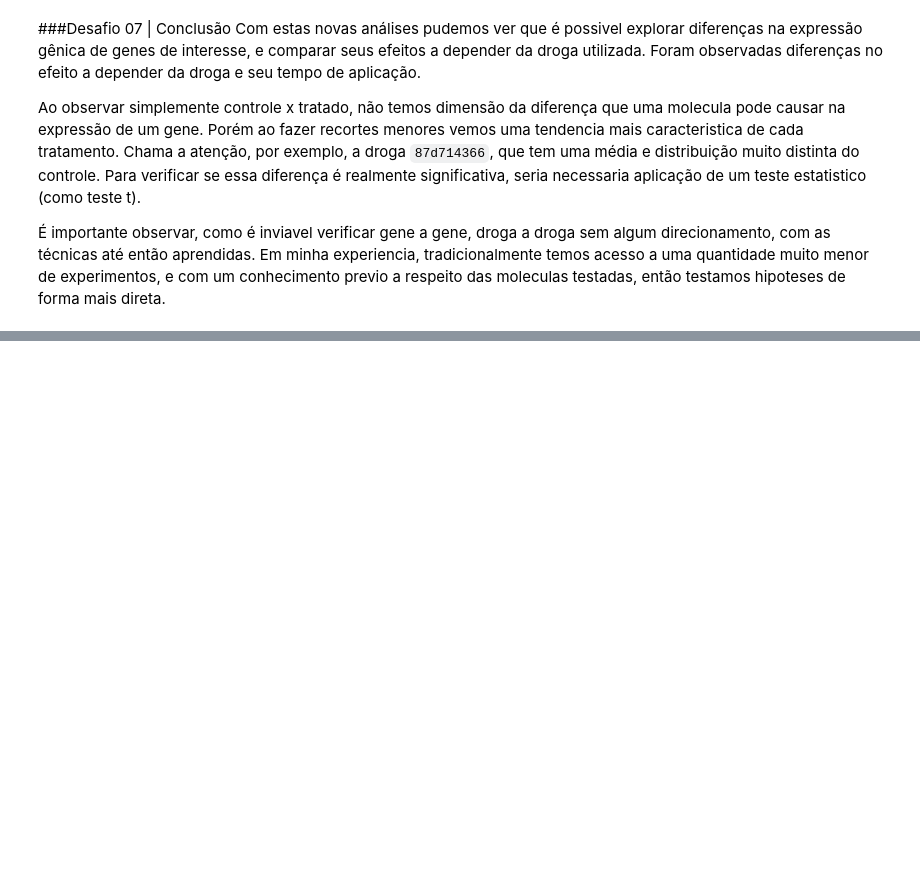
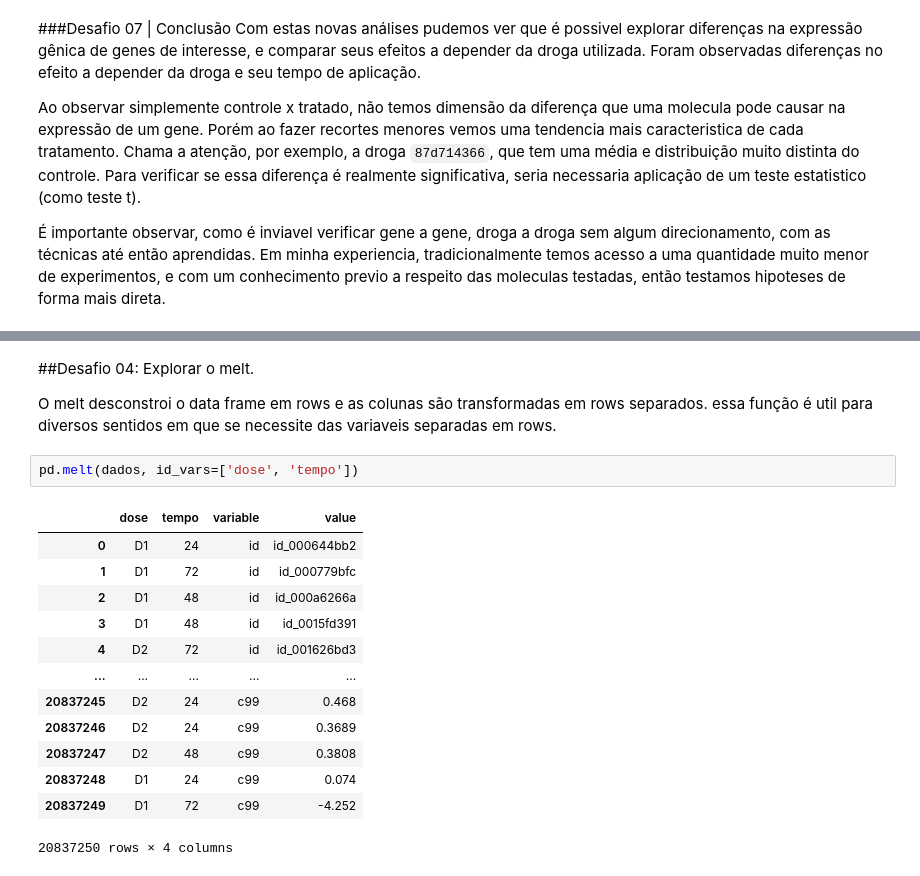
Before and after one commit to GoularteVinicius/ImersaoDadosAlura, a Jupyter notebook: Desafios_Imersão_Dados.ipynb, the cells around one changed output, grey strips where cells are left out. Drawn from its saved outputs; the diff is of its cells as text; blank space fills up the shorter version.

```diff
--- a/Desafios_Imersão_Dados.ipynb
+++ b/Desafios_Imersão_Dados.ipynb
@@ -330,0 +449,20 @@ Ao observar simplemente controle x tratado, não temos dimensão da diferença q
+# %% [markdown]
+##Desafio 04: Explorar o melt.
+
+O melt desconstroi o data frame em rows e as colunas são transformadas em rows separados. essa função é util para diversos sentidos em que se necessite das variaveis separadas em rows.
+# %%
+pd.melt(dados, id_vars=['dose', 'tempo'])
+# %% [output]
+|  | dose | tempo | variable | value |
+| 0 | D1 | 24 | id | id_000644bb2 |
+| 1 | D1 | 72 | id | id_000779bfc |
+| 2 | D1 | 48 | id | id_000a6266a |
+| 3 | D1 | 48 | id | id_0015fd391 |
+| 4 | D2 | 72 | id | id_001626bd3 |
+| ... | ... | ... | ... | ... |
+| 20837245 | D2 | 24 | c99 | 0.468 |
+| 20837246 | D2 | 24 | c99 | 0.3689 |
+| 20837247 | D2 | 48 | c99 | 0.3808 |
+| 20837248 | D1 | 24 | c99 | 0.074 |
+| 20837249 | D1 | 72 | c99 | -4.252 |
+20837250 rows × 4 columns
```
Also changed, not shown: parts of 18 cells of this notebook.
